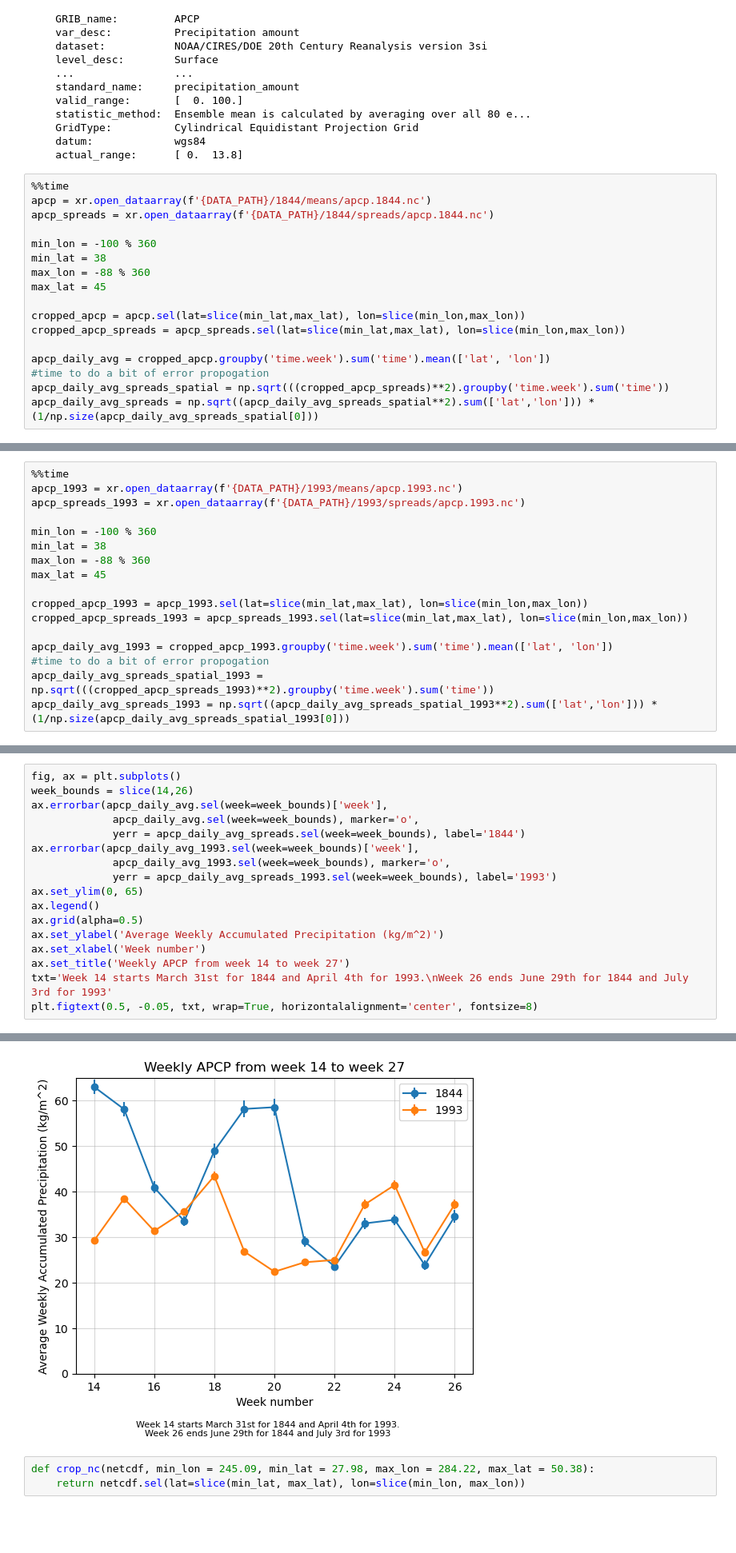
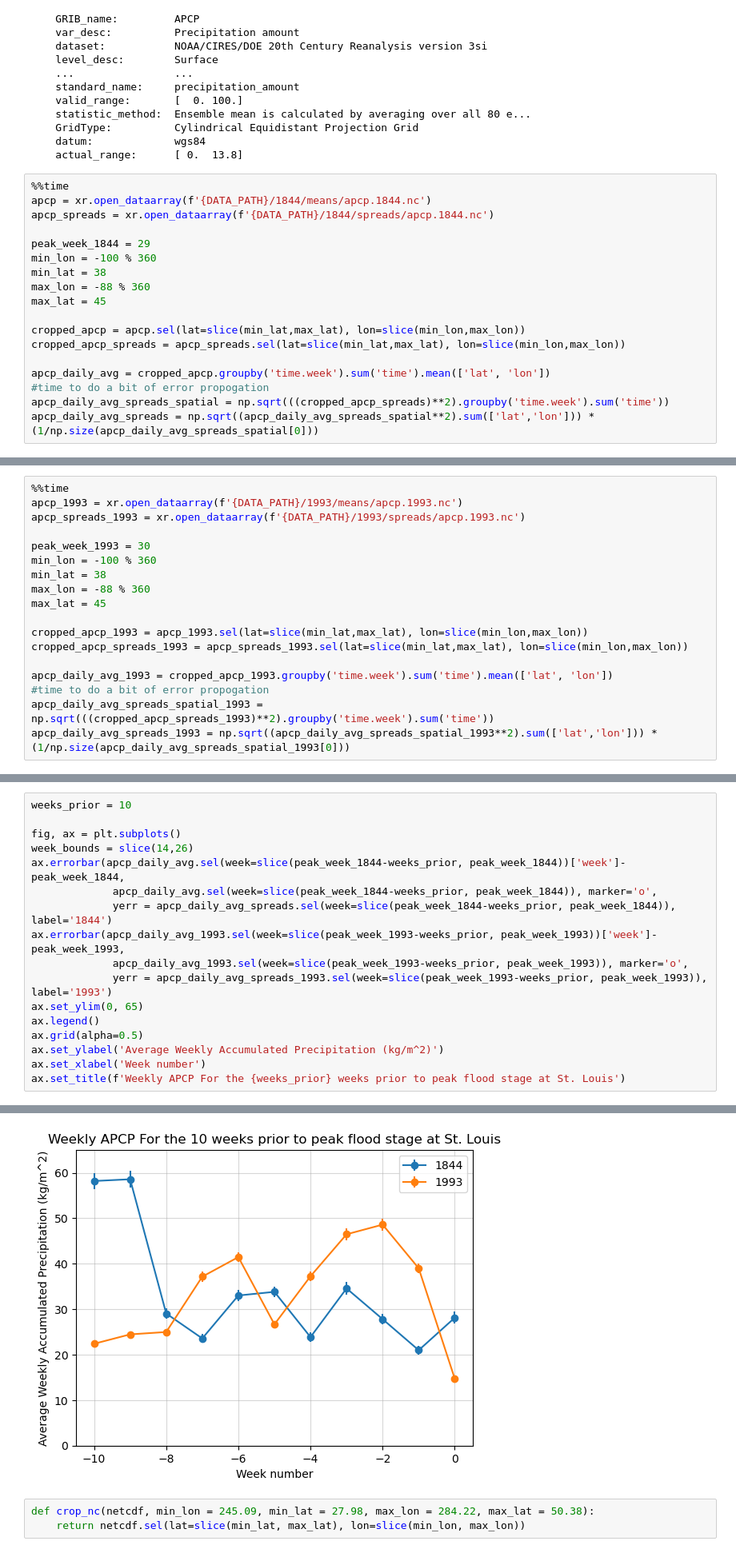
Before and after one commit to bparazin/1844redux, a Jupyter notebook: Error Analysis.ipynb, the cells around one changed output, grey strips where cells are left out. Shown at 80% size. Cells and saved outputs as stored; diff of their text form; blank space fills up the shorter version.

```diff
--- a/Error Analysis.ipynb
+++ b/Error Analysis.ipynb
@@ -37,6 +37,7 @@ Attributes: (12/14)
 apcp = xr.open_dataarray(f'{DATA_PATH}/1844/means/apcp.1844.nc')
 apcp_spreads = xr.open_dataarray(f'{DATA_PATH}/1844/spreads/apcp.1844.nc')
 
+peak_week_1844 = 29
 min_lon = -100 % 360
 min_lat = 38
 max_lon = -88 % 360
@@ -57,6 +58,7 @@ Wall time: 5.8 s
 apcp_1993 = xr.open_dataarray(f'{DATA_PATH}/1993/means/apcp.1993.nc')
 apcp_spreads_1993 = xr.open_dataarray(f'{DATA_PATH}/1993/spreads/apcp.1993.nc')
 
+peak_week_1993 = 30
 min_lon = -100 % 360
 min_lat = 38
 max_lon = -88 % 360
@@ -79,18 +77,18 @@ np.size(apcp_daily_avg_spreads_spatial[0])
 # %%
+weeks_prior = 10
+
 fig, ax = plt.subplots()
 week_bounds = slice(14,26)
-ax.errorbar(apcp_daily_avg.sel(week=week_bounds)['week'],
-             apcp_daily_avg.sel(week=week_bounds), marker='o',
-             yerr = apcp_daily_avg_spreads.sel(week=week_bounds), label='1844')
-ax.errorbar(apcp_daily_avg_1993.sel(week=week_bounds)['week'],
-             apcp_daily_avg_1993.sel(week=week_bounds), marker='o',
-             yerr = apcp_daily_avg_spreads_1993.sel(week=week_bounds), label='1993')
+ax.errorbar(apcp_daily_avg.sel(week=slice(peak_week_1844-weeks_prior, peak_week_1844))['week']-peak_week_1844,
+             apcp_daily_avg.sel(week=slice(peak_week_1844-weeks_prior, peak_week_1844)), marker='o',
+             yerr = apcp_daily_avg_spreads.sel(week=slice(peak_week_1844-weeks_prior, peak_week_1844)), label='1844')
+ax.errorbar(apcp_daily_avg_1993.sel(week=slice(peak_week_1993-weeks_prior, peak_week_1993))['week']-peak_week_1993,
+             apcp_daily_avg_1993.sel(week=slice(peak_week_1993-weeks_prior, peak_week_1993)), marker='o',
+             yerr = apcp_daily_avg_spreads_1993.sel(week=slice(peak_week_1993-weeks_prior, peak_week_1993)), label='1993')
 ax.set_ylim(0, 65)
 ax.legend()
 ax.grid(alpha=0.5)
 ax.set_ylabel('Average Weekly Accumulated Precipitation (kg/m^2)')
 ax.set_xlabel('Week number')
-ax.set_title('Weekly APCP from week 14 to week 27')
-txt='Week 14 starts March 31st for 1844 and April 4th for 1993.\nWeek 26 ends June 29th for 1844 and July 3rd for 1993'
-plt.figtext(0.5, -0.05, txt, wrap=True, horizontalalignment='center', fontsize=8)
+ax.set_title(f'Weekly APCP For the {weeks_prior} weeks prior to peak flood stage at St. Louis')
 # %% [output]
@@ -98,4 +96,4 @@ Text(0.5, -0.05, 'Week 14 starts March 31st for 1844 and April 4th for 1993.\nWe
-[figure, old version]
+[figure, new version]
 # %%
 def crop_nc(netcdf, min_lon = 245.09, min_lat = 27.98, max_lon = 284.22, max_lat = 50.38):
     return netcdf.sel(lat=slice(min_lat, max_lat), lon=slice(min_lon, max_lon))
```
Also changed, not shown: parts of 4 cells of this notebook.
